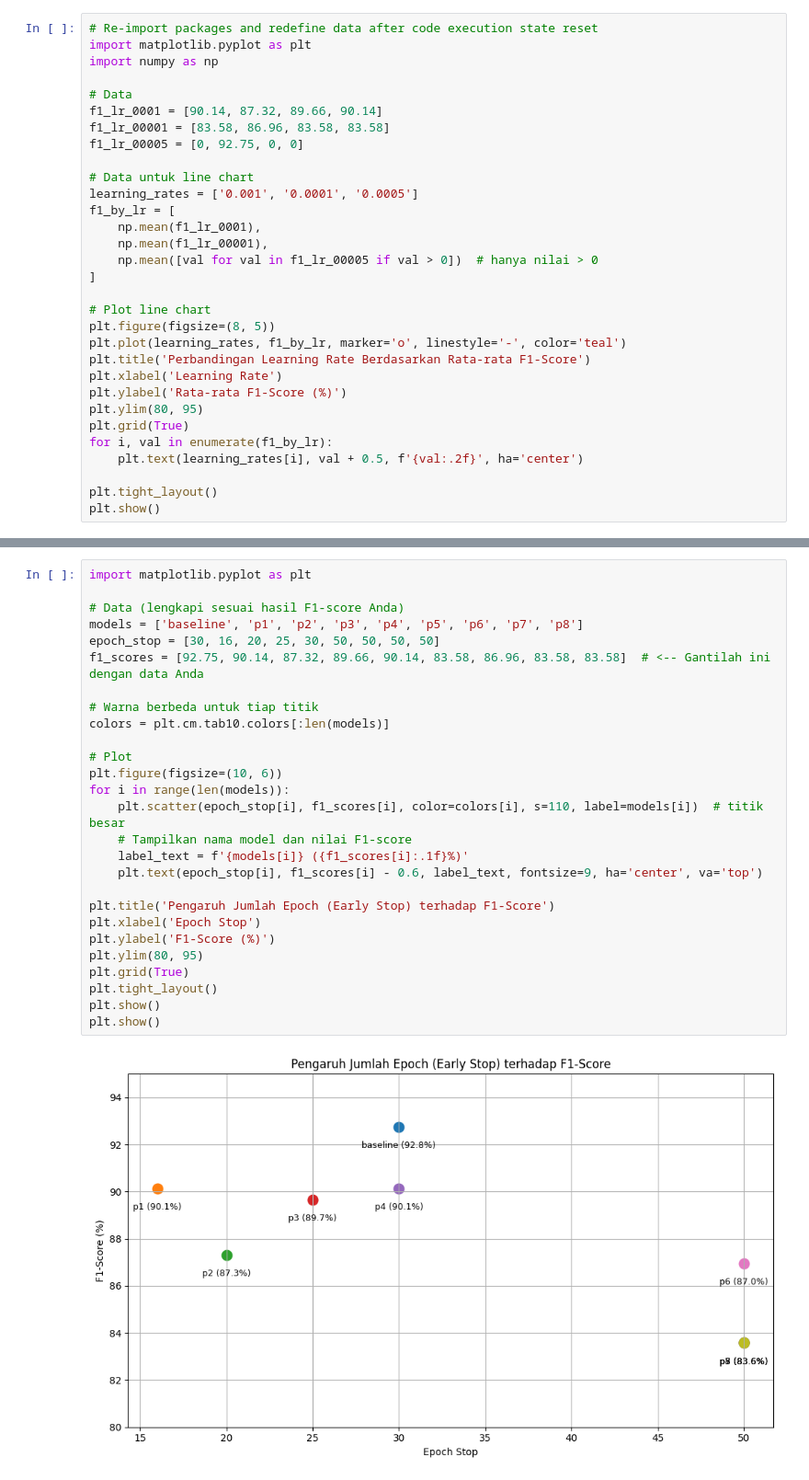
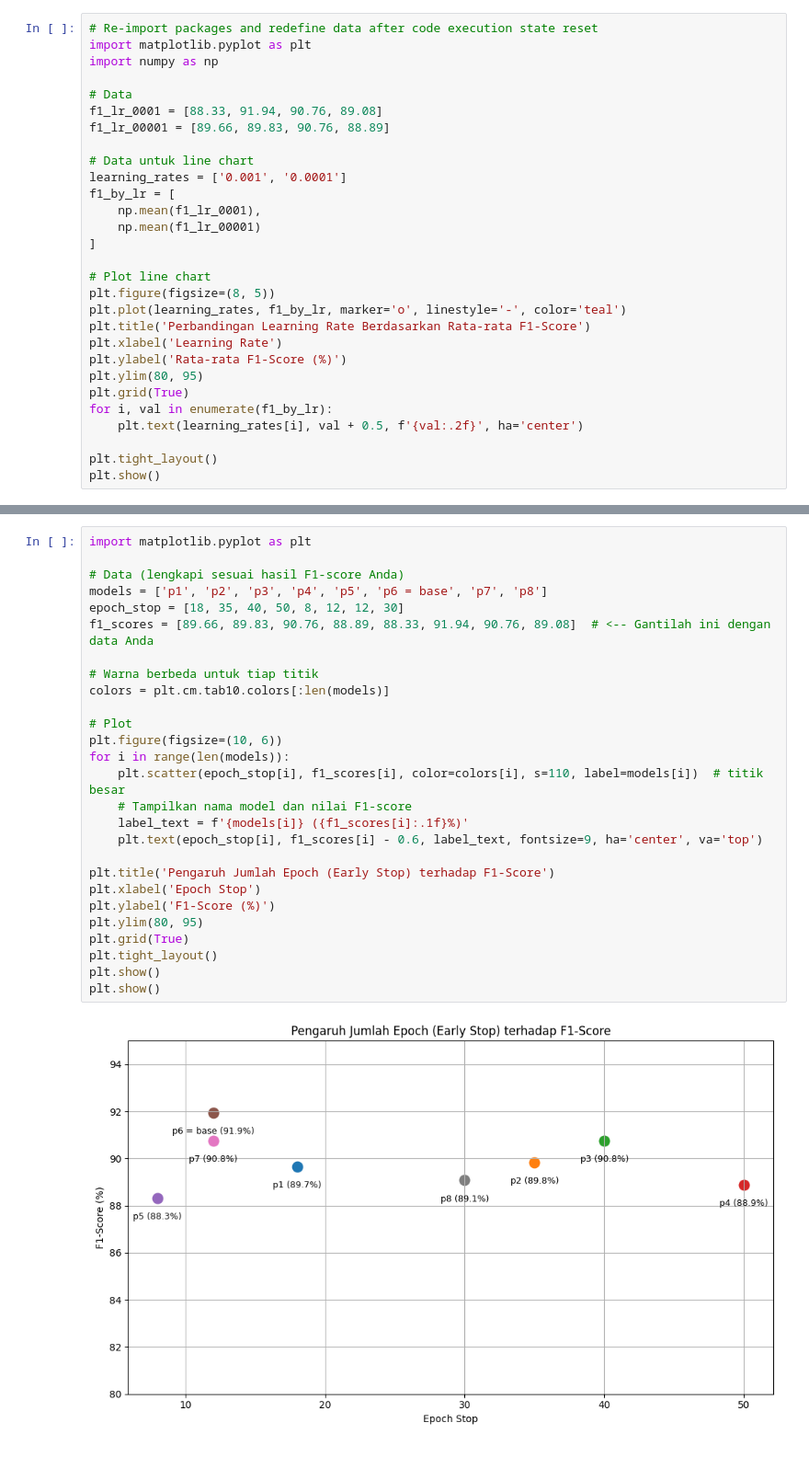
Before and after one commit to baniadamtampubolon/depression-detection-cnn1d, a Jupyter notebook: notebook-files/data-visual.ipynb, the cells around one changed output, grey strips where cells are left out. Shown: that part at 92% size. Drawn from its saved outputs; the diff is of its cells as text.

```diff
--- a/notebook-files/data-visual.ipynb
+++ b/notebook-files/data-visual.ipynb
@@ -50,16 +50,14 @@ import matplotlib.pyplot as plt
 import numpy as np
 
 # Data
-f1_lr_0001 = [90.14, 87.32, 89.66, 90.14]
-f1_lr_00001 = [83.58, 86.96, 83.58, 83.58]
-f1_lr_00005 = [0, 92.75, 0, 0]
+f1_lr_0001 = [88.33, 91.94, 90.76, 89.08]
+f1_lr_00001 = [89.66, 89.83, 90.76, 88.89]
 
 # Data untuk line chart
-learning_rates = ['0.001', '0.0001', '0.0005']
+learning_rates = ['0.001', '0.0001']
 f1_by_lr = [
     np.mean(f1_lr_0001),
-    np.mean(f1_lr_00001),
-    np.mean([val for val in f1_lr_00005 if val > 0])  # hanya nilai > 0
+    np.mean(f1_lr_00001)
 ]
 
 # Plot line chart
@@ -155,29 +151,29 @@ plt.show()
 # %%
 import matplotlib.pyplot as plt
 
 # Data (lengkapi sesuai hasil F1-score Anda)
-models = ['baseline', 'p1', 'p2', 'p3', 'p4', 'p5', 'p6', 'p7', 'p8']
-epoch_stop = [30, 16, 20, 25, 30, 50, 50, 50, 50]
-f1_scores = [92.75, 90.14, 87.32, 89.66, 90.14, 83.58, 86.96, 83.58, 83.58]  # <-- Gantilah ini dengan data Anda
+models = ['p1', 'p2', 'p3', 'p4', 'p5', 'p6 = base', 'p7', 'p8']
+epoch_stop = [18, 35, 40, 50, 8, 12, 12, 30]
+f1_scores = [89.66, 89.83, 90.76, 88.89, 88.33, 91.94, 90.76, 89.08]  # <-- Gantilah ini dengan data Anda
 
 # Warna berbeda untuk tiap titik
 colors = plt.cm.tab10.colors[:len(models)]
 
 # Plot
 plt.figure(figsize=(10, 6))
 for i in range(len(models)):
     plt.scatter(epoch_stop[i], f1_scores[i], color=colors[i], s=110, label=models[i])  # titik besar
     # Tampilkan nama model dan nilai F1-score
     label_text = f'{models[i]} ({f1_scores[i]:.1f}%)'
     plt.text(epoch_stop[i], f1_scores[i] - 0.6, label_text, fontsize=9, ha='center', va='top')
 
 plt.title('Pengaruh Jumlah Epoch (Early Stop) terhadap F1-Score')
 plt.xlabel('Epoch Stop')
 plt.ylabel('F1-Score (%)')
 plt.ylim(80, 95)
 plt.grid(True)
 plt.tight_layout()
 plt.show()
 plt.show()
 # %% [output]
-[figure, old version]
+[figure, new version]
```
Also changed, not shown: parts of 4 cells of this notebook, 49 other files.
